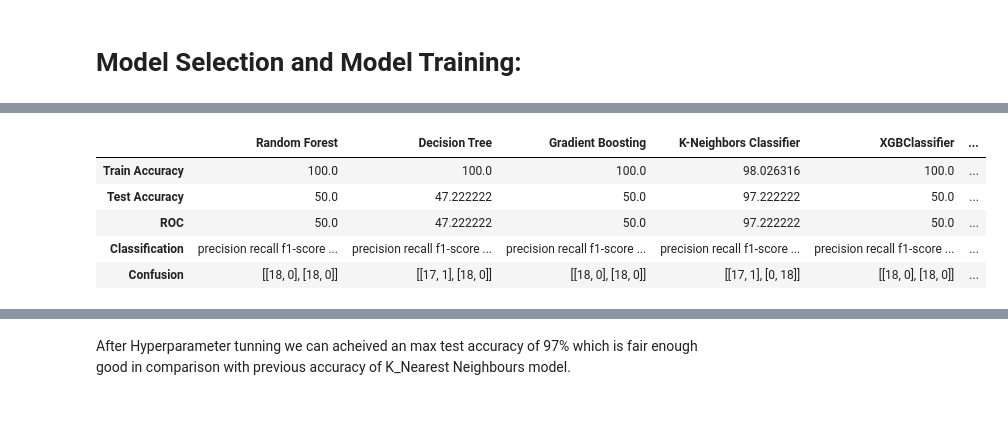
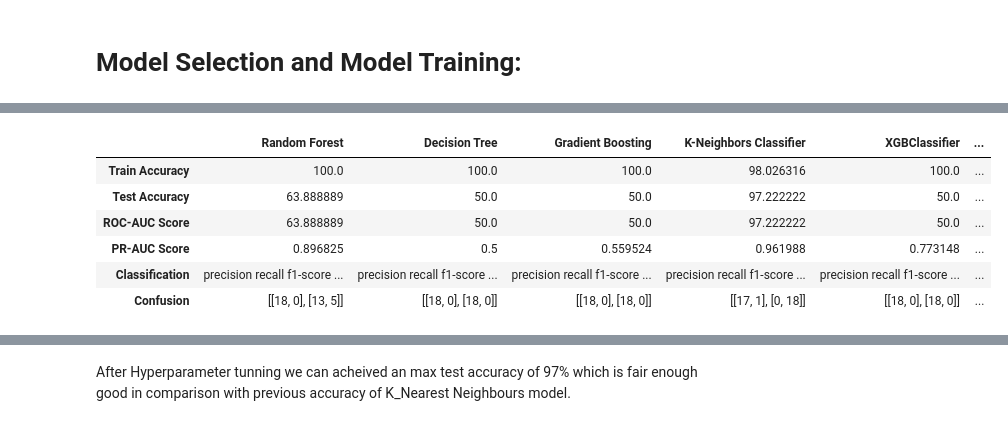
Before and after one commit to navp7/WaferFaultDetection-New, a Jupyter notebook: notebooks/model_training.ipynb, the cells around one changed output, grey strips where cells are left out. Cells and saved outputs as stored; diff of their text form; code cells hidden in the pictures.

```diff
--- a/notebooks/model_training.ipynb
+++ b/notebooks/model_training.ipynb
@@ -255,15 +306,18 @@ params={
 
 def hyp_training(models,params):
     report={}
+    roc_auc_curve1={}
+    p_r_curve1 = {}
+
 
     for i in range(len(list(models))):
         model=list(models.values())[i]
         param=params[list(models.keys())[i]]
-        gs = GridSearchCV(estimator=model,param_grid=param, cv=3)
+        rc = RandomizedSearchCV(estimator=model,param_distributions=param, cv=3)
         #randomcv.fit(X_train,y_train)
-        gs.fit(X_train,y_train)
+        rc.fit(X_train,y_train)
 
-        model.set_params(**gs.best_params_)
+        model.set_params(**rc.best_params_)
         model.fit(X_train,y_train)
 
         #Make Predictions
@@ -274,12 +328,22 @@ def hyp_training(models,params):
         cl_report, con_mat,roc_score, test_acc_score = evaluate_model(y_test, y_test_pred)
         train_acc_score = accuracy_score(y_train,y_train_pred)*100
 
-        report[list(models.keys())[i]] = train_acc_score,test_acc_score,roc_score,cl_report,con_mat
+        # Evaluating AUC Curve:
+        y_pred_proba1 = model.predict_proba(X_test)[::,1]
+        fpr1, tpr1, _ = roc_curve(y_test, y_pred_proba1)
 
-    cols = ['Train Accuracy','Test Accuracy','ROC','Classification','Confusion']
+        # Evaluating Precision-Recall Curve:
+        pr_auc_score1 = average_precision_score(y_test, y_pred_proba1)
+        precision1, recall1,_ = precision_recall_curve(y_test, y_pred_proba1)
+
+        report[list(models.keys())[i]] = train_acc_score,test_acc_score,roc_score,pr_auc_score1,cl_report,con_mat
+        roc_auc_curve1[list(models.keys())[i]] = fpr1,tpr1
+        p_r_curve1[list(models.keys())[i]] = precision1,recall1
+
+    cols = ['Train Accuracy','Test Accuracy','ROC-AUC Score','PR-AUC Score','Classification','Confusion']
 
     report_df = pd.DataFrame.from_dict(report,orient='index', columns=cols)
     report_df = report_df.transpose()
 
-    return report_df
+    return report_df,roc_auc_curve1,p_r_curve1
 # %%
@@ -302,14 +366,15 @@ Parameters: { "colsample_bylevel", "colsample_bynode", "colsample_bytree", "gamm
   This could be a false alarm, with some parameters getting used by language bindings but
   then being mistakenly passed down to XGBoost core, or some parameter actually being used
   but getting flagged wrongly here. Please open an issue if you find any such cases.
-# %%
-hyp_result
-# %% [output]
-|  | Random Forest | Decision Tree | Gradient Boosting | K-Neighbors Classifier | XGBClassifier | ... |
-| Train Accuracy | 100.0 | 100.0 | 100.0 | 98.026316 | 100.0 | ... |
-| Test Accuracy | 50.0 | 47.222222 | 50.0 | 97.222222 | 50.0 | ... |
-| ROC | 50.0 | 47.222222 | 50.0 | 97.222222 | 50.0 | ... |
-| Classification | precision recall f1-score ... | precision recall f1-score ... | precision recall f1-score ... | precision recall f1-score ... | precision recall f1-score ... | ... |
-| Confusion | [[18, 0], [18, 0]] | [[17, 1], [18, 0]] | [[18, 0], [18, 0]] | [[17, 1], [0, 18]] | [[18, 0], [18, 0]] | ... |
+# %%
+result_df
+# %% [output]
+|  | Random Forest | Decision Tree | Gradient Boosting | K-Neighbors Classifier | XGBClassifier | ... |
+| Train Accuracy | 100.0 | 100.0 | 100.0 | 98.026316 | 100.0 | ... |
+| Test Accuracy | 63.888889 | 50.0 | 50.0 | 97.222222 | 50.0 | ... |
+| ROC-AUC Score | 63.888889 | 50.0 | 50.0 | 97.222222 | 50.0 | ... |
+| PR-AUC Score | 0.896825 | 0.5 | 0.559524 | 0.961988 | 0.773148 | ... |
+| Classification | precision recall f1-score ... | precision recall f1-score ... | precision recall f1-score ... | precision recall f1-score ... | precision recall f1-score ... | ... |
+| Confusion | [[18, 0], [13, 5]] | [[18, 0], [18, 0]] | [[18, 0], [18, 0]] | [[17, 1], [0, 18]] | [[18, 0], [18, 0]] | ... |
 # %%
 # Display results for Best Model:
```
Also changed, not shown: parts of 10 cells of this notebook, 15 other files.
